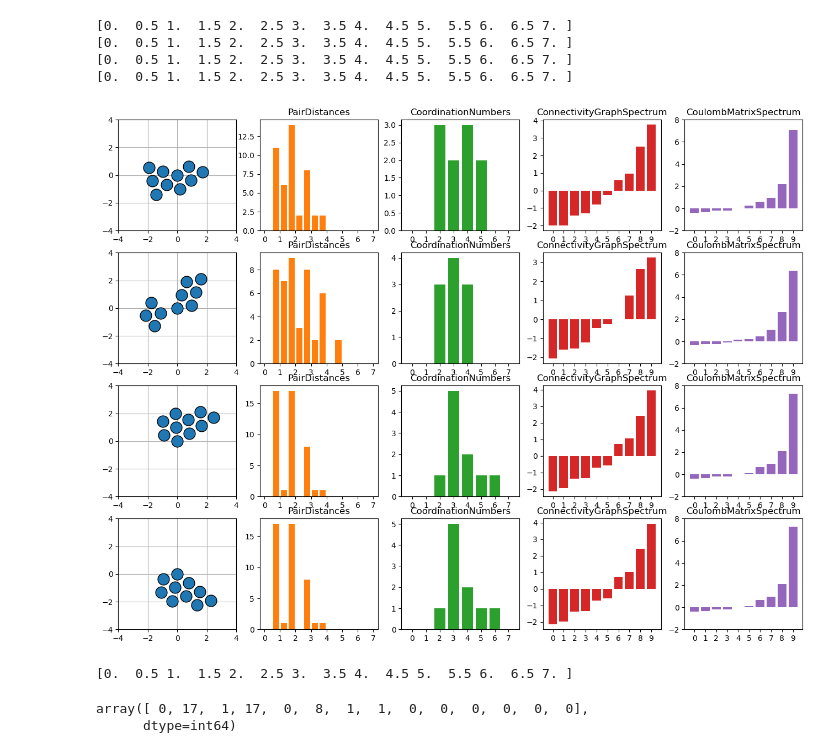
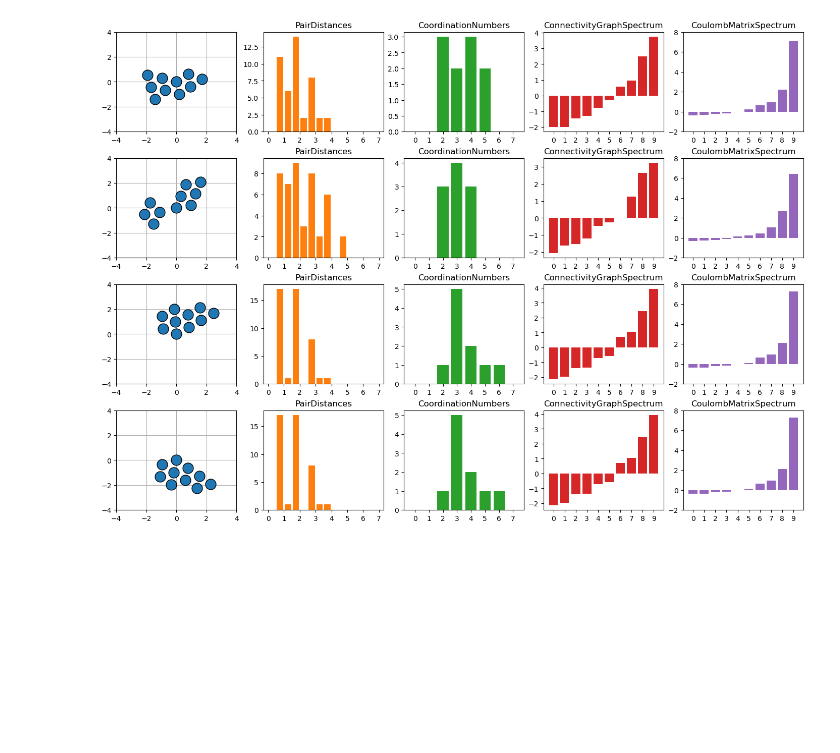
Before and after one commit to karsten3112/Computational-Physics, a Jupyter notebook: Week4/exercise20.ipynb, the cells around one changed output. Saved outputs shown, nothing was run; the diff lists cells and outputs as text; code cells hidden in the pictures; blank space fills up the shorter version.

```diff
--- a/Week4/exercise20.ipynb
+++ b/Week4/exercise20.ipynb
@@ -14,22 +13,19 @@ plt.rc('animation', html='jshtml')
 # %%
 pos_flat = np.loadtxt('lj10clusters.txt')
 positions = pos_flat.reshape(-1,pos_flat.shape[1]//2,2)
-atom_cols = [Atom_Collection([Atom(position=pos, size=20) for pos in poses]) for poses in positions]
+atom_cols = [Atom_Collection([Atom(position=pos) for pos in poses]) for poses in positions]
 descriptor_types = [PairDistances(), CoordinationNumbers(), ConnectivityGraphSpectrum(), CoulombMatrixSpectrum()]
 # %%
-fig, axs = plt.subplots(4, 5, figsize=(16,12))
+fig, axs = plt.subplots(4, 5, figsize=(14,10), layout="constrained")
+atom_plotter = Atom_Collection_Plotter(markersize=15)
+
 for atom_col, ax_row in zip(atom_cols, axs):
-    atom_col.set_sizes(new_sizes=[15.0 for i in range(10)])
-    atom_col.plot(ax=ax_row[0])
+    atom_plotter(atom_col=atom_col, ax=ax_row[0])
     ax_row[0].set_xlim([-4,4])
     ax_row[0].set_ylim([-4,4])
     ax_row[0].grid()
     for descriptor_type, ax in zip(descriptor_types, ax_row[1::]):
         descriptor_type.plot(atom_col=atom_col, ax=ax)
     atom_col.reset_plot_axes()
 # %% [output]
-[0.  0.5 1.  1.5 2.  2.5 3.  3.5 4.  4.5 5.  5.5 6.  6.5 7. ]
-[0.  0.5 1.  1.5 2.  2.5 3.  3.5 4.  4.5 5.  5.5 6.  6.5 7. ]
-[0.  0.5 1.  1.5 2.  2.5 3.  3.5 4.  4.5 5.  5.5 6.  6.5 7. ]
-[0.  0.5 1.  1.5 2.  2.5 3.  3.5 4.  4.5 5.  5.5 6.  6.5 7. ]
-[figure, old version]
+[figure, new version]
@@ -39,6 +31,0 @@ con_graph = descriptor_types[0]
-# %%
-con_graph.get_descriptor(atom_col)
-# %% [output]
-[0.  0.5 1.  1.5 2.  2.5 3.  3.5 4.  4.5 5.  5.5 6.  6.5 7. ]
-array([ 0, 17,  1, 17,  0,  8,  1,  1,  0,  0,  0,  0,  0,  0],
-      dtype=int64)
```
Also changed, not shown: parts of 2 cells of this notebook, 4 other files.
